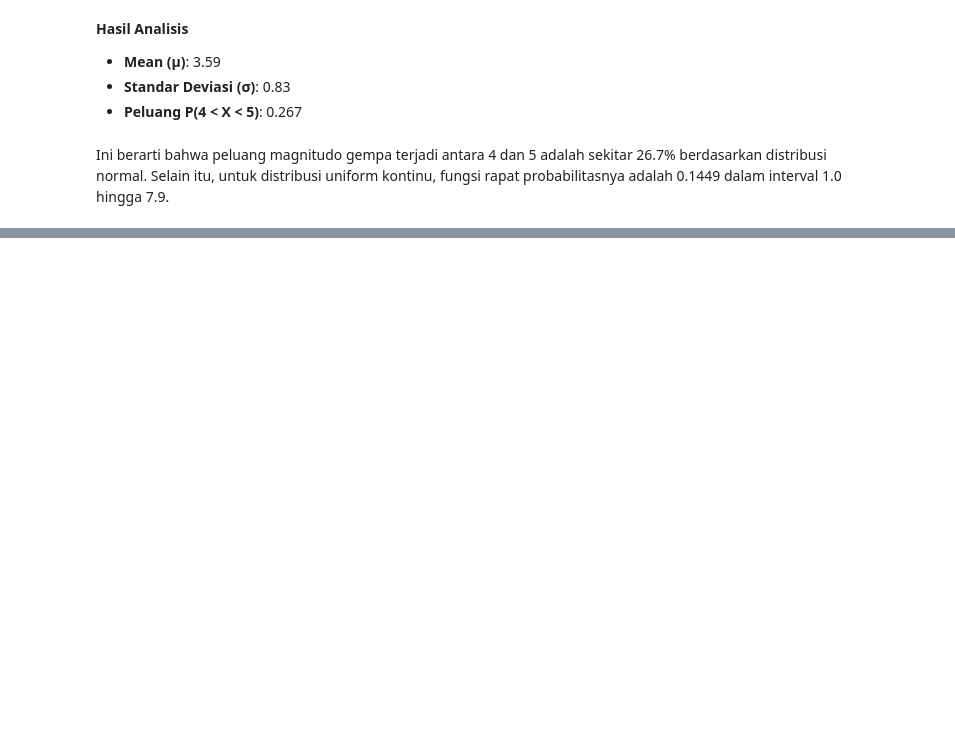
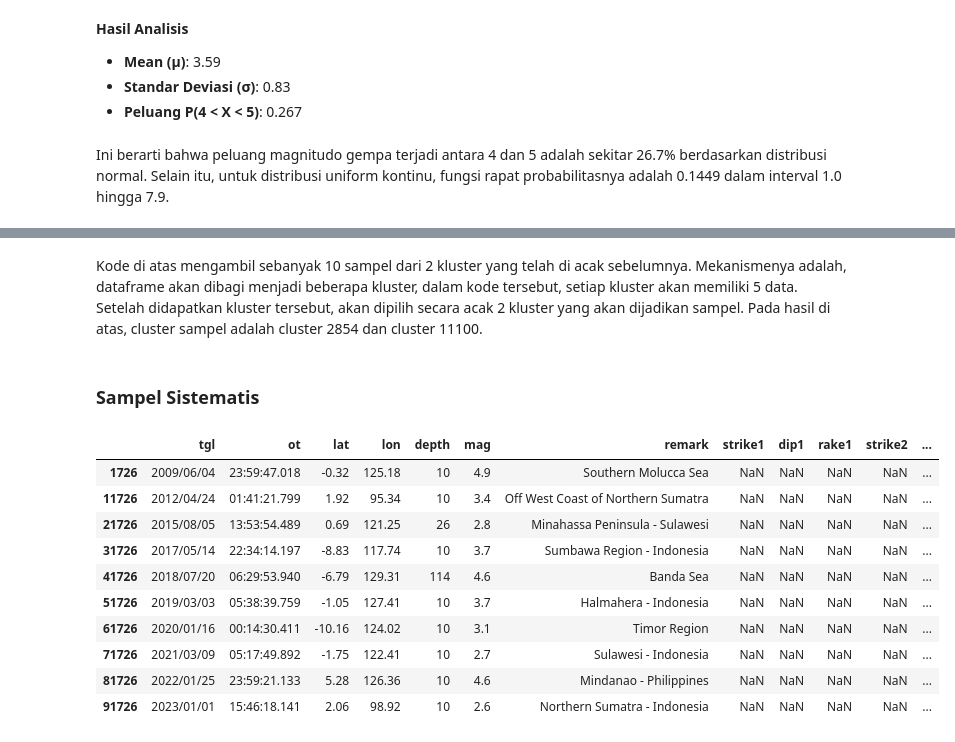
Before and after one commit to nathakusuma/stp-data-gempa, a Jupyter notebook: earthquakes_in_indonesia_2.ipynb, the cells around one changed output, grey strips where cells are left out. Saved outputs shown, nothing was run; the diff lists cells and outputs as text; code cells hidden in the pictures; blank space fills up the shorter version.

```diff
--- a/earthquakes_in_indonesia_2.ipynb
+++ b/earthquakes_in_indonesia_2.ipynb
@@ -185,0 +323,27 @@ Ini berarti bahwa peluang magnitudo gempa terjadi antara 4 dan 5 adalah sekitar
+# %% [markdown]
+Kode di atas mengambil sebanyak 10 sampel dari 2 kluster yang telah di acak sebelumnya. Mekanismenya adalah, dataframe akan dibagi menjadi beberapa kluster, dalam kode tersebut, setiap kluster akan memiliki 5 data. Setelah didapatkan kluster tersebut, akan dipilih secara acak 2 kluster yang akan dijadikan sampel. Pada hasil di atas, cluster sampel adalah cluster 2854 dan cluster 11100.
+# %% [markdown]
+### Sampel Sistematis
+# %%
+# Menentukan ukuran interval
+interval = 10000
+
+# Menentukan titik awal secara acak
+random_start = np.random.randint(0, interval)
+
+# Mengambil sampel berdasarkan interval
+sample_sistematis = df.iloc[random_start::interval]
+
+sample_sistematis
+# %% [output]
+|  | tgl | ot | lat | lon | depth | mag | remark | strike1 | dip1 | rake1 | strike2 | ... |
+| 1726 | 2009/06/04 | 23:59:47.018 | -0.32 | 125.18 | 10 | 4.9 | Southern Molucca Sea | NaN | NaN | NaN | NaN | ... |
+| 11726 | 2012/04/24 | 01:41:21.799 | 1.92 | 95.34 | 10 | 3.4 | Off West Coast of Northern Sumatra | NaN | NaN | NaN | NaN | ... |
+| 21726 | 2015/08/05 | 13:53:54.489 | 0.69 | 121.25 | 26 | 2.8 | Minahassa Peninsula - Sulawesi | NaN | NaN | NaN | NaN | ... |
+| 31726 | 2017/05/14 | 22:34:14.197 | -8.83 | 117.74 | 10 | 3.7 | Sumbawa Region - Indonesia | NaN | NaN | NaN | NaN | ... |
+| 41726 | 2018/07/20 | 06:29:53.940 | -6.79 | 129.31 | 114 | 4.6 | Banda Sea | NaN | NaN | NaN | NaN | ... |
+| 51726 | 2019/03/03 | 05:38:39.759 | -1.05 | 127.41 | 10 | 3.7 | Halmahera - Indonesia | NaN | NaN | NaN | NaN | ... |
+| 61726 | 2020/01/16 | 00:14:30.411 | -10.16 | 124.02 | 10 | 3.1 | Timor Region | NaN | NaN | NaN | NaN | ... |
+| 71726 | 2021/03/09 | 05:17:49.892 | -1.75 | 122.41 | 10 | 2.7 | Sulawesi - Indonesia | NaN | NaN | NaN | NaN | ... |
+| 81726 | 2022/01/25 | 23:59:21.133 | 5.28 | 126.36 | 10 | 4.6 | Mindanao - Philippines | NaN | NaN | NaN | NaN | ... |
+| 91726 | 2023/01/01 | 15:46:18.141 | 2.06 | 98.92 | 10 | 2.6 | Northern Sumatra - Indonesia | NaN | NaN | NaN | NaN | ... |
```
Also changed, not shown: parts of 23 cells of this notebook.
